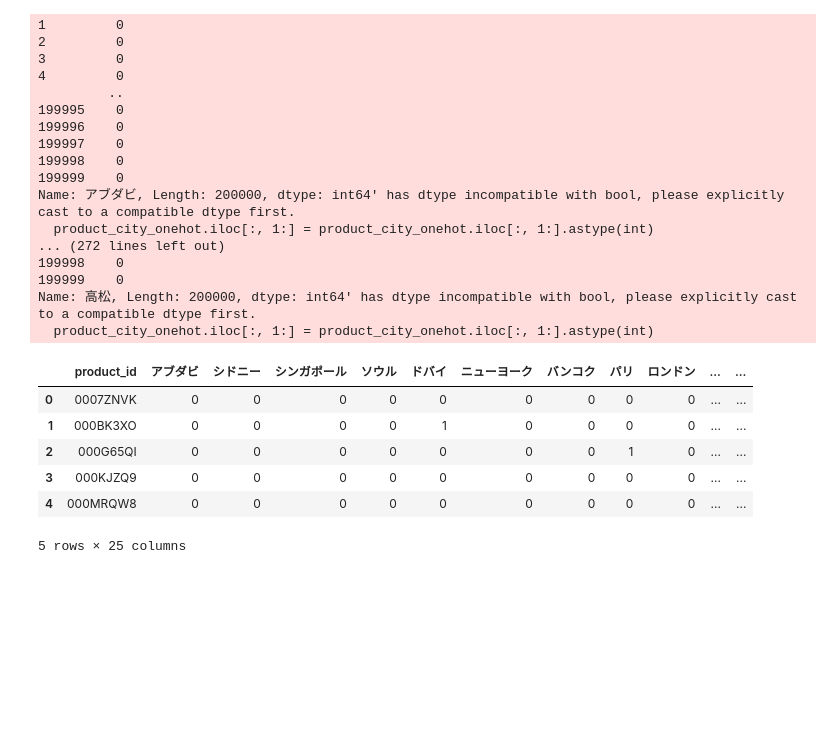
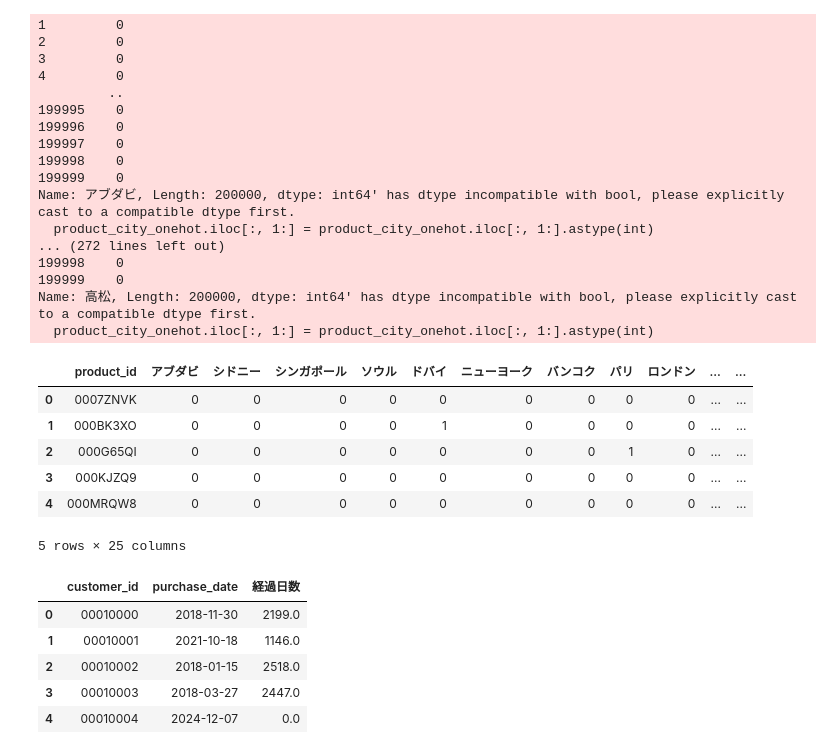
Before and after one commit to maton369/Data_Preprocessing_For_Data_Analyze, a Jupyter notebook: code/08_data_transform.ipynb, the cells around one changed output. Cells and saved outputs as stored; diff of their text form; code cells hidden in the pictures; blank space fills up the shorter version.

```diff
--- a/code/08_data_transform.ipynb
+++ b/code/08_data_transform.ipynb
@@ -210,3 +210,36 @@ Name: 高松, Length: 200000, dtype: int64' has dtype incompatible with bool, pl
 | 3 | 000KJZQ9 | 0 | 0 | 0 | 0 | 0 | 0 | 0 | 0 | 0 | ... | ... |
 | 4 | 000MRQW8 | 0 | 0 | 0 | 0 | 0 | 0 | 0 | 0 | 0 | ... | ... |
 5 rows × 25 columns
+# %%
+# 6章で集計した最新購買日を改めて算出します
+# purchase_dateをdatetime型に変換, エラーになる場合は無視して処理を続行
+transaction_history["purchase_date"] = pd.to_datetime(
+    transaction_history["purchase_date"], errors="coerce"
+)
+
+# エラーになる行を確認 (purchase_dateがNaTになっている行)
+error_rows = transaction_history[transaction_history["purchase_date"].isnull()]
+# print(f"Error rows:\n{error_rows}") ここは必要に応じて実行
+
+# customer_idごとにpurchase_dateの最新日付を取得
+latest_purchase_dates = (
+    transaction_history.groupby("customer_id")["purchase_date"].max().reset_index()
+)
+
+# 最新購入日を取得
+max_date = latest_purchase_dates["purchase_date"].max()
+
+# 各行の日付から最新日との差（日数）を計算 max_dateはログデータ内の最新の日付
+latest_purchase_dates["経過日数"] = (
+    max_date - latest_purchase_dates["purchase_date"]
+).dt.days
+
+# 結果表示
+latest_purchase_dates.head()
+# %% [output]
+|  | customer_id | purchase_date | 経過日数 |
+| 0 | 00010000 | 2018-11-30 | 2199.0 |
+| 1 | 00010001 | 2021-10-18 | 1146.0 |
+| 2 | 00010002 | 2018-01-15 | 2518.0 |
+| 3 | 00010003 | 2018-03-27 | 2447.0 |
+| 4 | 00010004 | 2024-12-07 | 0.0 |
```
Also changed, not shown: parts of 1 cell of this notebook.
